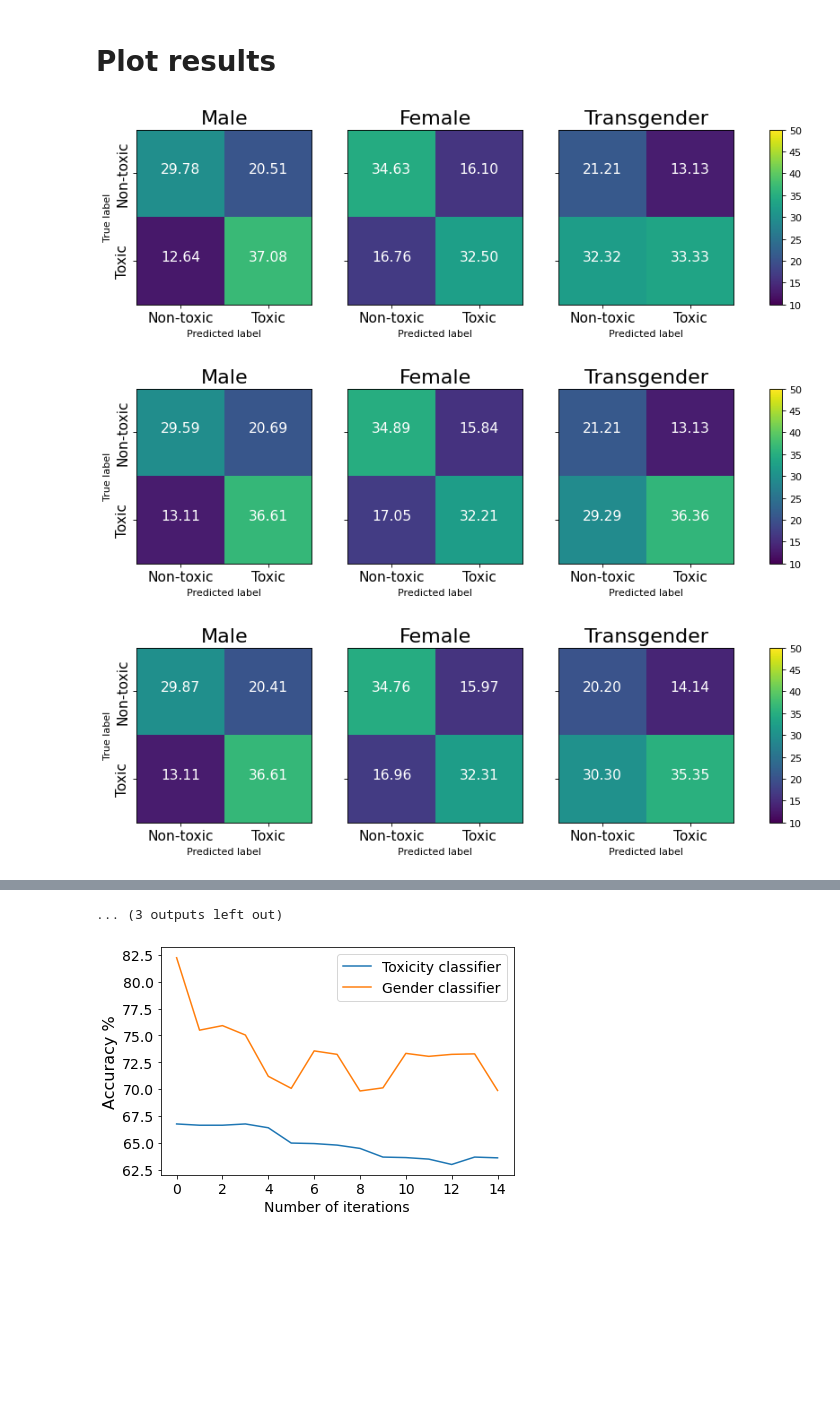
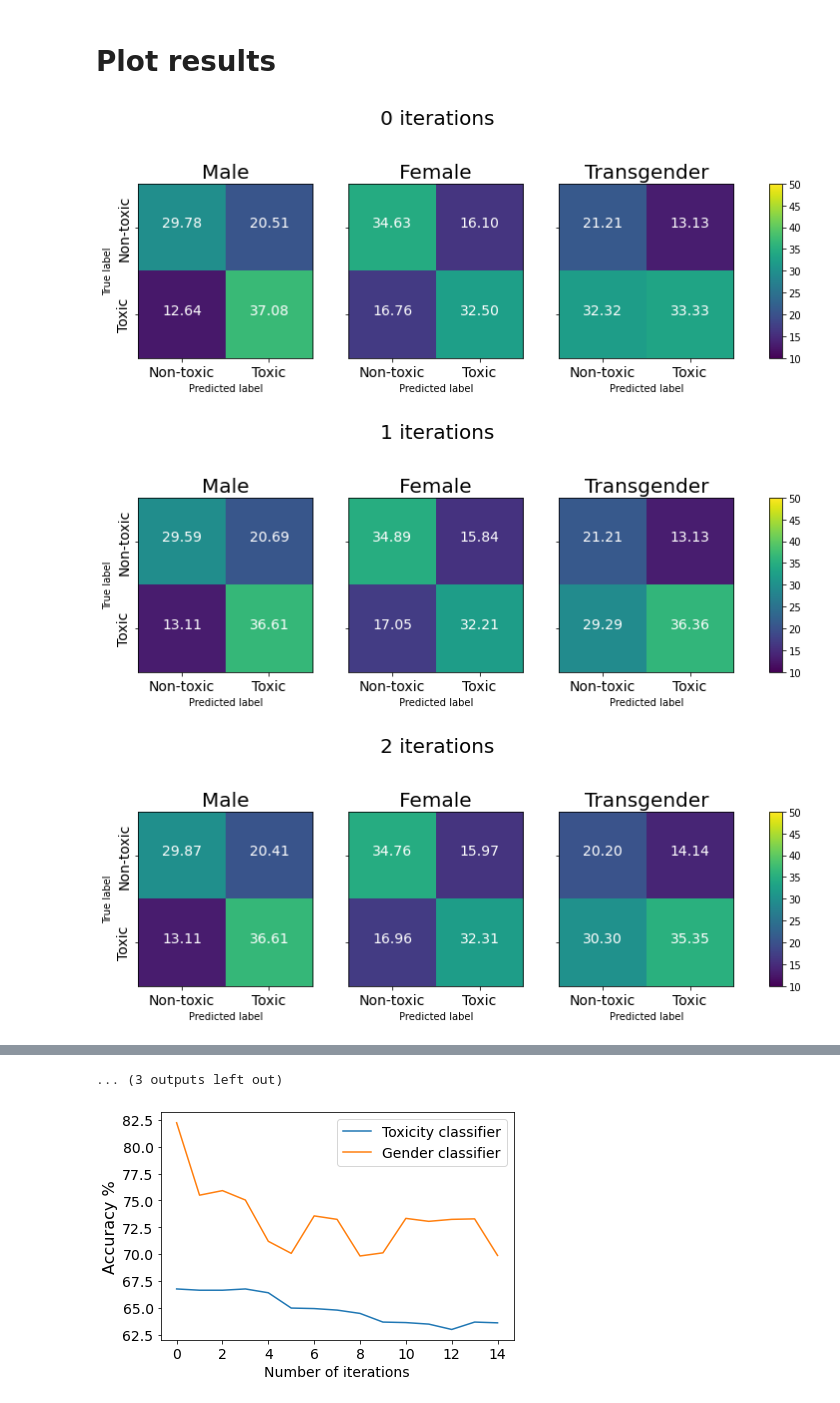
Before and after one commit to assemzh/NullitOut, a Jupyter notebook: toxicity_fasttext_gender.ipynb, the cells around one changed output, grey strips where cells are left out. Cells and saved outputs as stored; diff of their text form; code cells hidden in the pictures; blank space fills up the shorter version.

```diff
--- a/toxicity_fasttext_gender.ipynb
+++ b/toxicity_fasttext_gender.ipynb
@@ -402,46 +402,49 @@ transgender_ind = np.where(Y_test_gender == 2)
 # %%
 import itertools
 from mpl_toolkits.axes_grid1 import ImageGrid
-
+import matplotlib.gridspec as gridspec
 
 classes = ["Non-toxic", "Toxic"]
 for num in range(num_clfs):
-  fig = plt.figure(figsize=(12, 9), dpi=80)
-  grid = ImageGrid(fig, 111,          # as in plt.subplot(111)
+  fig = plt.figure(figsize=(12, 5))
+  grid = ImageGrid(fig, 111,        # as in plt.subplot(111)
                   nrows_ncols=(1,3),
                   axes_pad=0.5,
                   cbar_location="right",
                   cbar_mode="single",
                   cbar_size="7%",
                   cbar_pad=0.5,
                   )
+
+  fig.subplots_adjust(wspace=0.1, hspace=0)
   indices = [male_ind, female_ind, transgender_ind]
   protected_class = ['Male','Female','Transgender']
   for i, ax in enumerate(grid[:3]):
       cm = confusion_matrix(Y_test[indices[i]], predictions[num][indices[i]],labels)
       cm = cm/Y_test[indices[i]].shape[0]*100
       im = ax.imshow(cm, vmin=10, vmax=50,interpolation='nearest',)
       ax.set_title("{}".format(protected_class[i]), fontsize=20)  # ax.___ instead of plt.___
       tick_marks = np.arange(2)
       ax.set_xticks(tick_marks,)  # Warning: different signature for [x|y]ticks in pyplot and OO interface
       ax.set_xticklabels(classes, rotation=0, fontsize= 14)
       ax.set_yticks(tick_marks)
       ax.set_yticklabels(classes,rotation=90, fontsize= 14,va='center')
 
       for i, j in itertools.product(range(cm.shape[0]), range(cm.shape[1])):
           ax.text(j, i, format(cm[i, j],'.2f'),
                   horizontalalignment="center",
                   color="white", fontsize= 14)
 
       ax.set_ylabel('True label')
       ax.set_xlabel('Predicted label')
+  fig.suptitle('{} iterations'.format(num), fontsize=20, ha='center',x=0.4, y=.95,)
 
   fig.tight_layout()
   fig.subplots_adjust(right=0.8)
   fig.colorbar(im, cax=ax.cax)
-  plt.savefig('/content/nullspace_projection/NullitOut/gender/conf_matrix/gender_confusion_matrix_{}.png'.format(num), format='png')
+  plt.savefig('/content/nullspace_projection/NullitOut/gender/conf_matrix/gender_confusion_matrix_{}.png'.format(num+1), format='png')
   plt.show()
 # %% [output]
-[figure, old version]
+[figure, new version]
-[figure, old version]
+[figure, new version]
-[figure, old version]
+[figure, new version]
```
Also changed, not shown: parts of 2 cells of this notebook, 17 other files.
